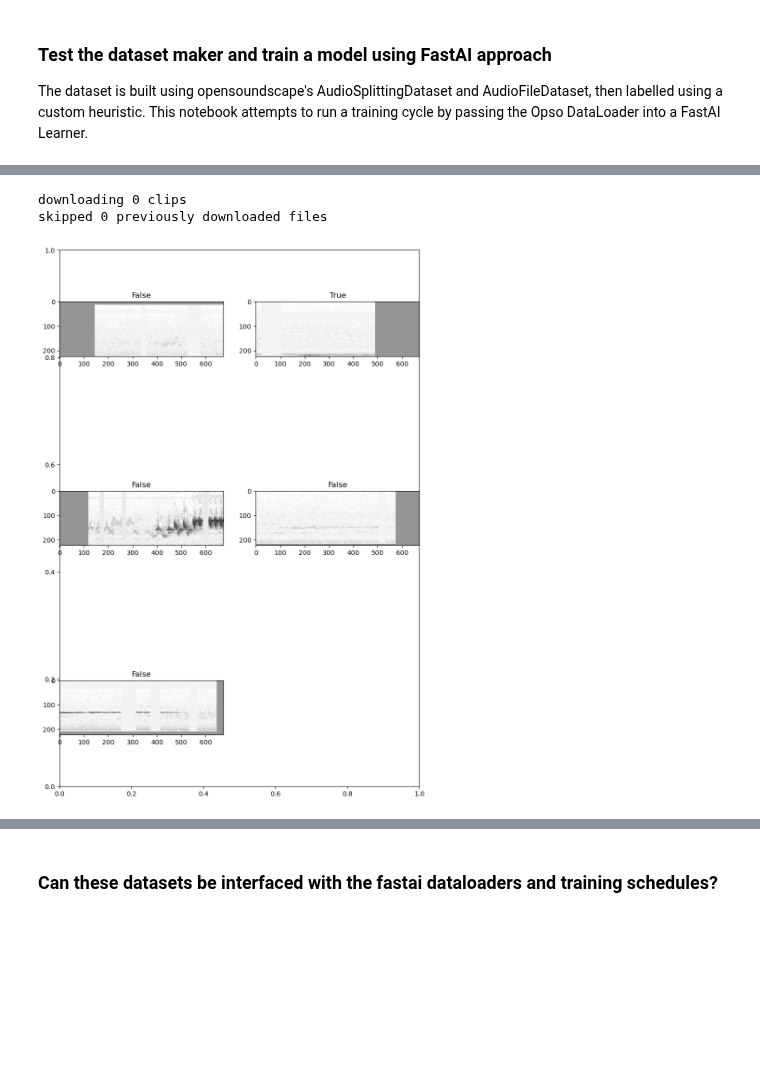
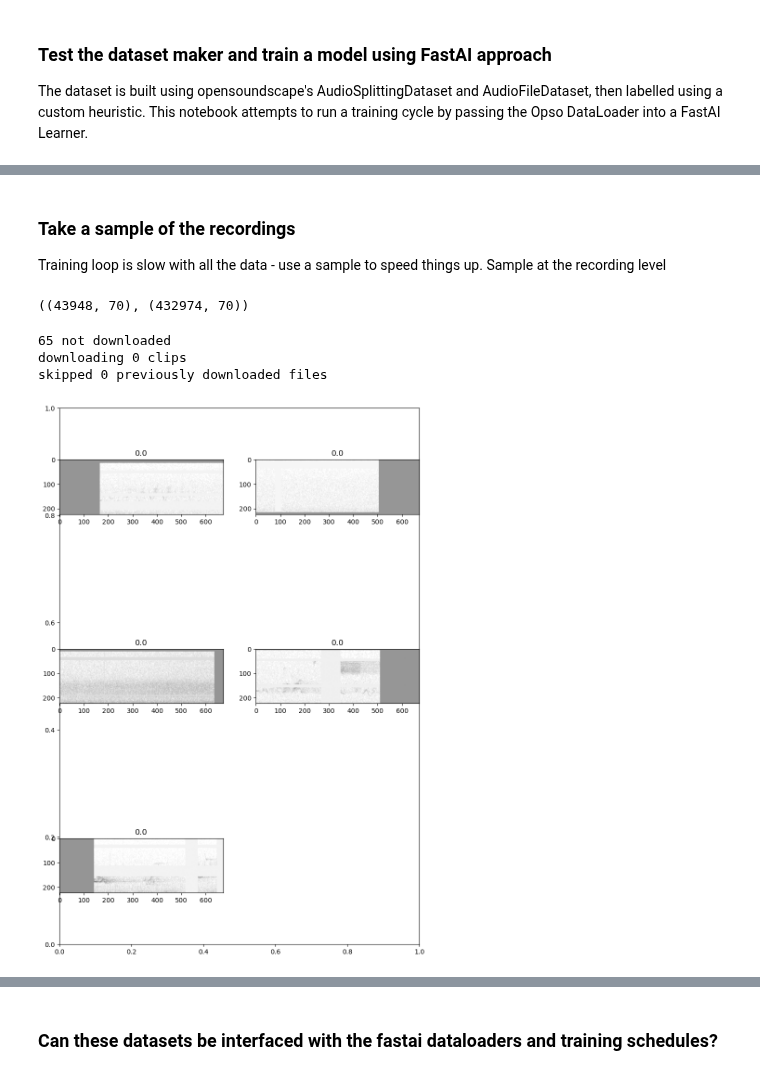
Before and after one commit to Mgallimore88/osfl_cnn_recognizer, a Jupyter notebook: notebooks/exploratory_nbs/1.14-mjg-osfl-check-build-dataset.ipynb, the cells around one changed output, grey strips where cells are left out. Cells and saved outputs as stored; diff of their text form; code cells hidden in the pictures; blank space fills up the shorter version.

```diff
--- a/notebooks/exploratory_nbs/1.14-mjg-osfl-check-build-dataset.ipynb
+++ b/notebooks/exploratory_nbs/1.14-mjg-osfl-check-build-dataset.ipynb
@@ -15,7 +15,8 @@ import opensoundscape as opso
 from opensoundscape.preprocess.utils import show_tensor
 import torch
 # %%
-# load the raw data
+# load the raw dataframe
 data_path = Path.cwd().parent.parent / "data"
 train_df_path = Path.cwd().parent.parent / "data" / "processed" / "train_set"
-df_train = pd.read_pickle(train_df_path / "train_set.pkl")
+df_train: pd.DataFrame = pd.read_pickle(train_df_path / "train_set.pkl")
+df_train.head(2)
@@ -32,6 +28,21 @@ df_train.head()
+# %% [markdown]
+### Take a sample of the recordings
+Training loop is slow with all the data - use a sample to speed things up.
+Sample at the recording level
+# %%
+import random
+unique_recordings = list(set(df_train.recording_id))
+sample_size = round(0.1* len(unique_recordings))
+sample_recordings = random.sample(unique_recordings, sample_size)
+df_train_sample = df_train[df_train.recording_id.isin(sample_recordings)]
+df_train_sample.shape, df_train.shape
+# %% [output]
+((43948, 70), (432974, 70))
 # %%
-train_dataset, valid_dataset = src.data.build.dataset_from_df(df_train, target_species = "OSFL", download_n=0)
+# Turn dataframe into an AudioFileDataset
+train_dataset, valid_dataset = src.data.build.dataset_from_df(df_train_sample, target_species = "OSFL", download_n=0, one_class=False)
 # %% [output]
+65 not downloaded
 downloading 0 clips
 skipped 0 previously downloaded files
-[figure, old version]
+[figure, new version]
```
Also changed, not shown: parts of 65 cells of this notebook, 5 other files.
